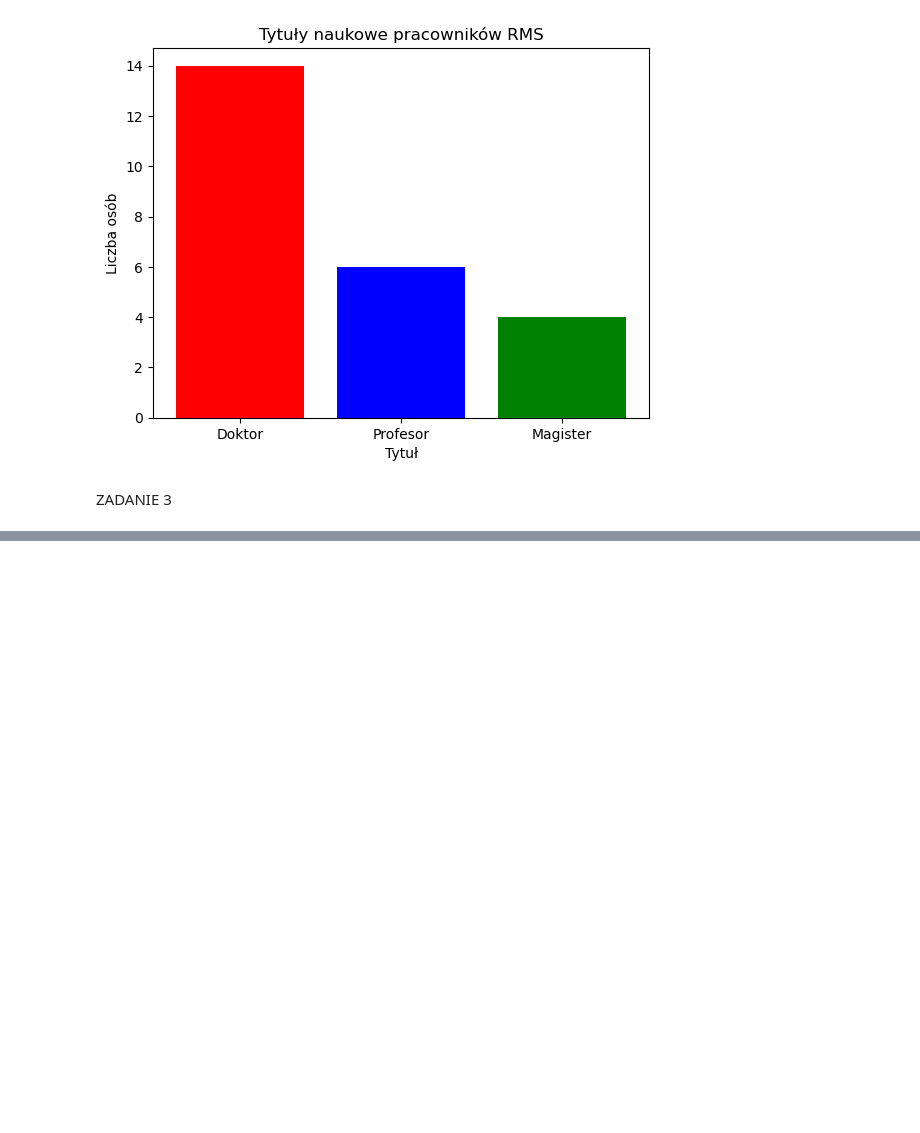
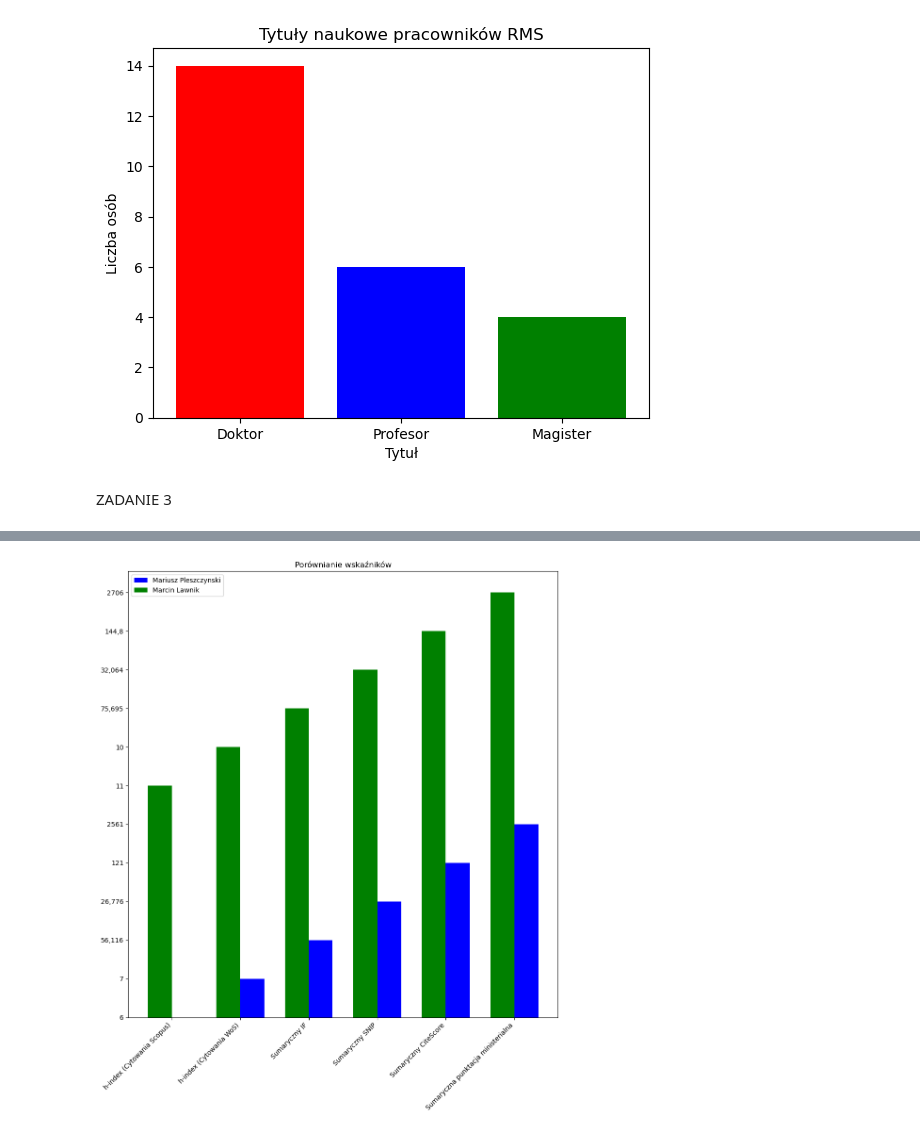
Before and after one commit to mateuszlamla/SEMESTR5, a Jupyter notebook: Wizualizacja_i_przetwarzanie_danych/lab7_scrapowanie_bs.ipynb, the cells around one changed output, grey strips where cells are left out. Drawn from its saved outputs; the diff is of its cells as text; code cells hidden in the pictures; blank space fills up the shorter version.

```diff
--- a/Wizualizacja_i_przetwarzanie_danych/lab7_scrapowanie_bs.ipynb
+++ b/Wizualizacja_i_przetwarzanie_danych/lab7_scrapowanie_bs.ipynb
@@ -183,0 +176,26 @@ AttributeError: 'NoneType' object has no attribute 'text'
+# %%
+li_l = list_l.select('li')
+li_p = list_p.select('li')
+# %%
+lawnik = dict()
+
+for l in li_l:
+    if l.a:
+        lawnik[l.span.string.strip()] = str(l.a.find_next(string=True)).strip()
+    else:
+        lawnik[l.span.string.strip()] = str(l.find_next('div').get_text()).strip().replace('\xa0', '')
+# %%
+pleszczynski = dict()
+
+for l in li_p:
+    if l.a:
+        pleszczynski[l.span.string.strip()] = str(l.a.find_next(string=True)).strip()
+    else:
+        pleszczynski[l.span.string.strip()] = str(l.find_next('div').get_text()).strip().replace('\xa0', '')
+# %%
+plot_data = {
+    'Pleszczynski' : pleszczynski,
+    'Lawnik' : lawnik
+}
+df = pd.DataFrame(plot_data)
+print(df)
@@ -183,0 +210,14 @@ AttributeError: 'NoneType' object has no attribute 'text'
+# %%
+x = np.arange(len(df.index.values))
+width = 0.35
+
+plt.figure(figsize=(10,10))
+plt.bar([i + width/2 for i in x],df['Pleszczynski'],width,label='Mariusz Pleszczynski', color='blue')
+plt.bar([i - width/2 for i in x],df['Lawnik'],width,label='Marcin Lawnik', color='green')
+plt.tight_layout()
+plt.xticks(x, df.index.values, rotation=45, ha='right')
+plt.title("Porównianie wskaźników")
+plt.legend()
+plt.show()
+# %% [output]
+[figure, added]
```
Also changed, not shown: parts of 4 cells of this notebook, 9 other files.
